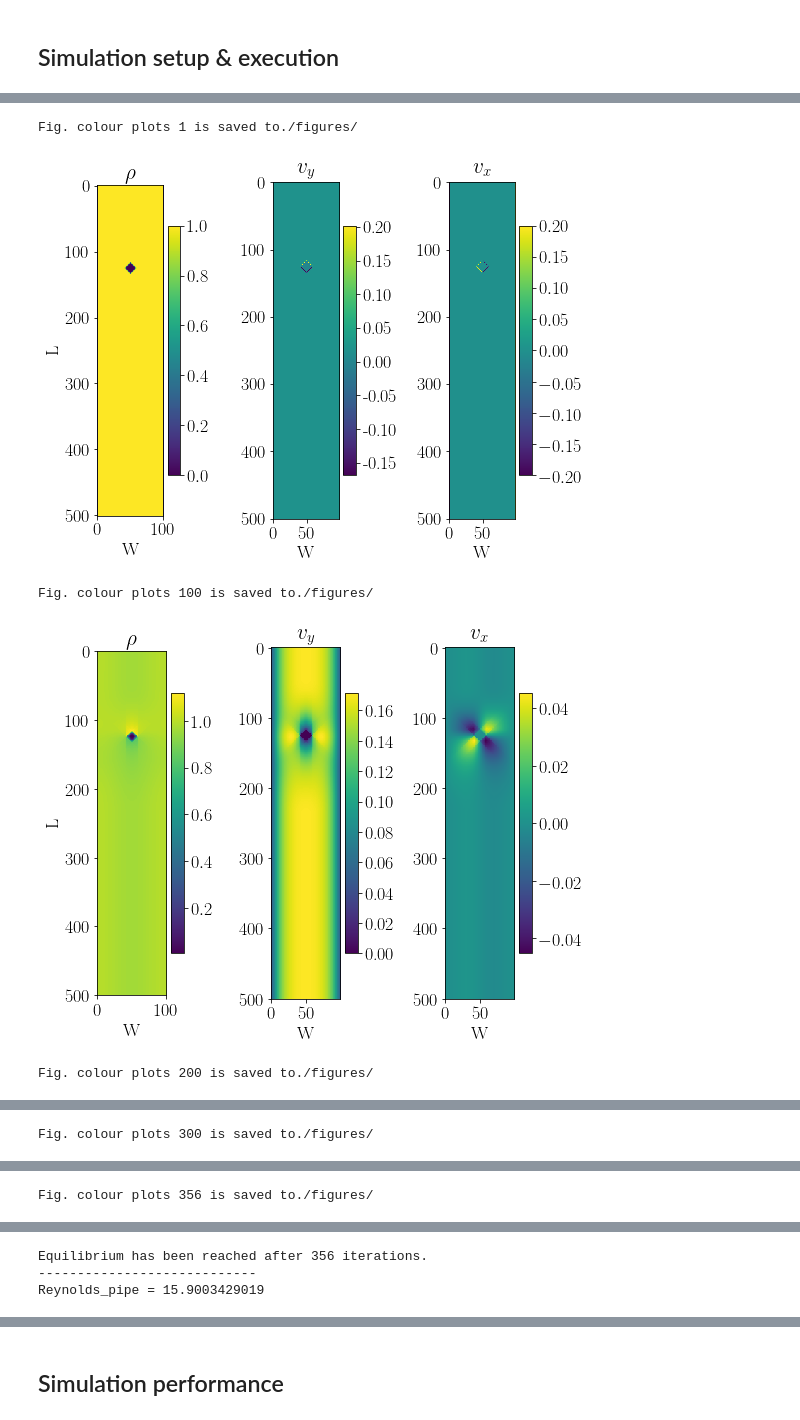
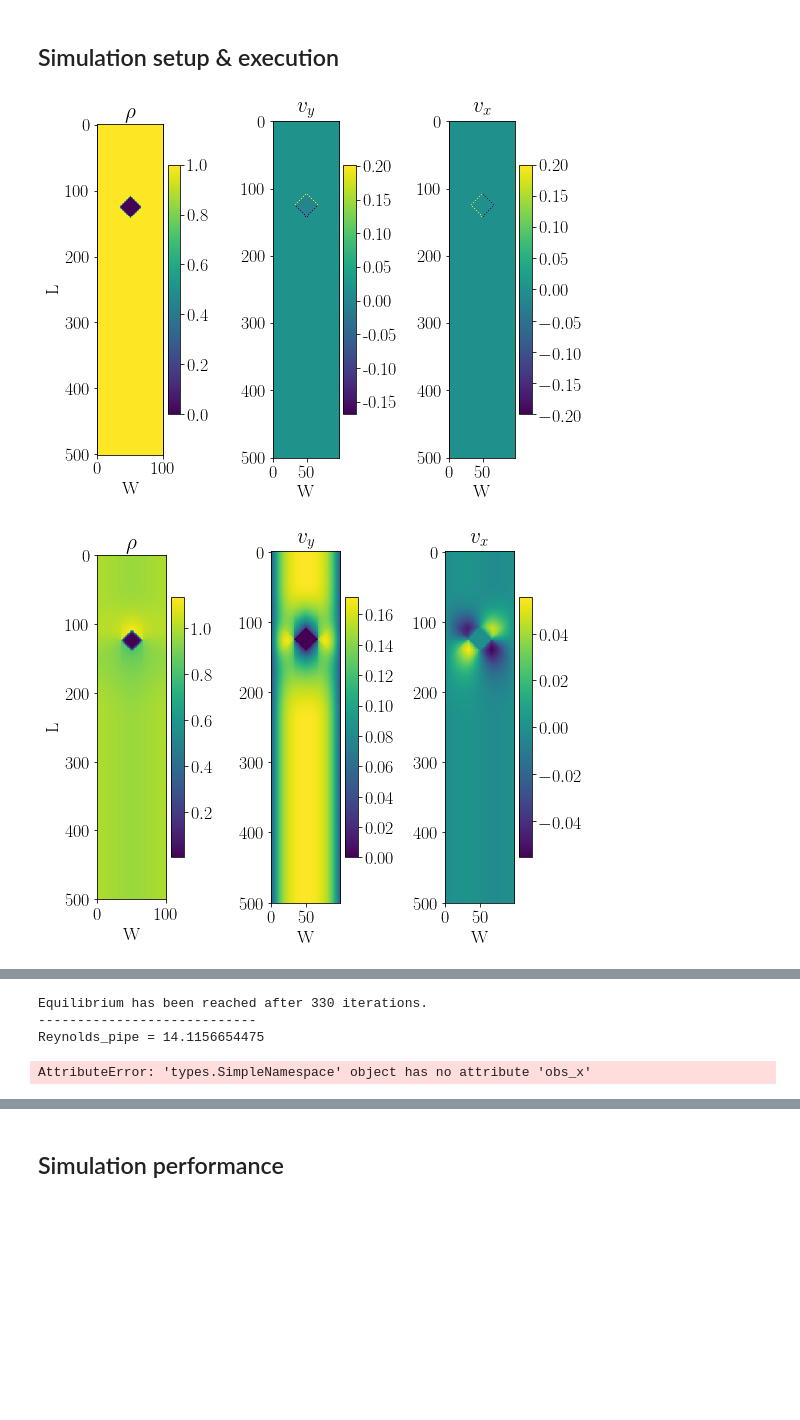
Before and after one commit to VHeusinkveld/CP3-lattice-boltzmann_model, a Jupyter notebook: Excecute_simulation.ipynb, the cells around one changed output, grey strips where cells are left out. Saved outputs shown, nothing was run; the diff lists cells and outputs as text; code cells hidden in the pictures; blank space fills up the shorter version.

Commit message:
New animations and figures. Updated README

```diff
--- a/Excecute_simulation.ipynb
+++ b/Excecute_simulation.ipynb
@@ -14,32 +14,34 @@ start_time = tm.time()
 sim = SimpleNamespace()
 
 # Assign system dimensions/parameters
 sim.L, sim.W = 500, 100
 sim.m = 1
 sim.P = 1
 sim.epsilon = 0.001
 sim.max_iterations = 1000
 sim.plot_iteration = 100
 sim.nu = 2
 sim.dv = 0.01
 
 # Square obstruction
 sim.obs = 'square' # obstruction type (none, square or cylinder)
-sim.R = int(sim.W/12)
+sim.R = int(sim.W/6)
 
 #Load constants
 sim = constants(sim)
 
 # Set data processing parameters
 sim.fig_dir = './figures/'
-sim.save = True
+sim.save = False#True
 
 # Actual simulation
 par = boltzmann_sim(sim)
 
 Reynolds_pipe, Reynolds_obs = Reynolds(sim, par)
 
 end_time = tm.time()
 total_time = end_time - start_time
 print('Total run time =', total_time)
 # %% [output]
+[figure, new version]
+[figure, new version]
@@ -46,5 +51,4 @@ print('Total run time =', total_time)
-Fig. colour plots 1 is saved to./figures/
+Equilibrium has been reached after 330 iterations.
+----------------------------
+Reynolds_pipe = 14.1156654475
-[figure, old version]
-Fig. colour plots 100 is saved to./figures/
+AttributeError: 'types.SimpleNamespace' object has no attribute 'obs_x'
-[figure, old version]
-Fig. colour plots 200 is saved to./figures/
@@ -52 +54,0 @@ Fig. colour plots 200 is saved to./figures/
-Fig. colour plots 300 is saved to./figures/
@@ -54 +54,0 @@ Fig. colour plots 300 is saved to./figures/
-Fig. colour plots 356 is saved to./figures/
@@ -56,3 +54,0 @@ Fig. colour plots 356 is saved to./figures/
-Equilibrium has been reached after 356 iterations.
-----------------------------
-Reynolds_pipe = 15.9003429019
```
Also changed, not shown: parts of 1 cell of this notebook, 13 other files.
